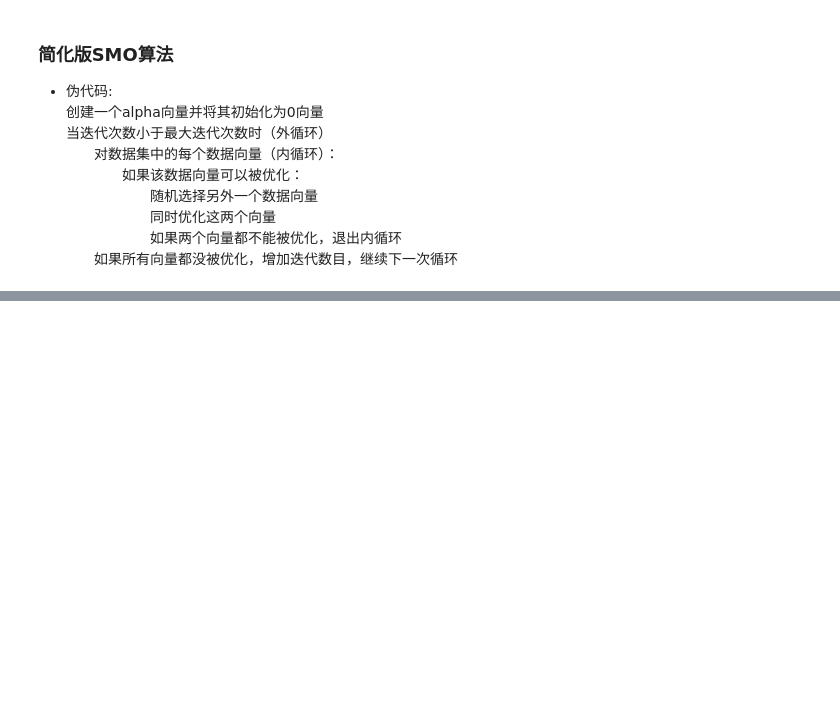
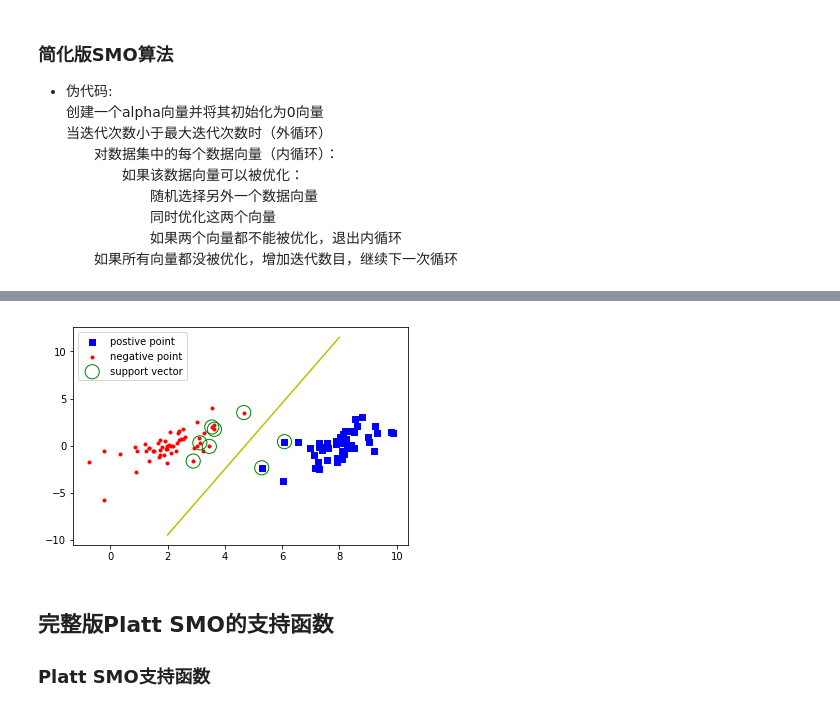
Before and after one commit to wait1ess/MLIA_Learning, a Jupyter notebook: SVM.ipynb, the cells around one changed output, grey strips where cells are left out. Saved outputs shown, nothing was run; the diff lists cells and outputs as text; code cells hidden in the pictures; blank space fills up the shorter version.

```diff
--- a/SVM.ipynb
+++ b/SVM.ipynb
@@ -147,8 +169,10 @@ def smoSimple(dataMatIn, classLabels, C, toler, maxIter):
     return b,alphas
 # %%
 #测试函数
-dataArr, labelArr = loadDataSet("testSet.txt")
-b, alphas = smoSimple(dataArr, labelArr, 0.6, 0.001, 40)
+dataArr, labelArr = loadDataSet("C:/Users/Administrator/testSet.txt")
+#dataArr
+#print(labelArr)
+b, alphas = smoSimple(dataArr, labelArr,0.6, 0.001, 40)
 print("b = {}".format(b))
 print("大于0的alpha\n{}".format(alphas[alphas > 0]))
 # %% [output]
@@ -155,0 +209,36 @@ FileNotFoundError: [Errno 2] No such file or directory: 'testSet.txt'
+# %%
+#可视化数据
+def visualizeData(dataArr, labelArr, b, alphas):
+    """
+    可视化数据
+    参数：
+        dataArr -- 参数矩阵
+        labelArr -- 标签矩阵
+        b -- 超平面的常数项
+        alphas -- 超平面的参数
+    返回：
+        无 -- 直接绘图
+    """
+    dataMat = np.array(dataArr)
+    labelMat = np.array(labelArr).reshape(-1, 1)
+    posIndex = np.squeeze(labelMat > 0.0)
+    negIndex = np.squeeze(labelMat < 0.0)
+    svIndex = np.squeeze(alphas > 0.0)
+    posData = dataMat[posIndex, :]
+    negData = dataMat[negIndex, :]
+    svData = dataMat[svIndex, :]
+    plt.scatter(posData[:, 0], posData[:, 1], marker = 's', color = 'b')
+    plt.scatter(negData[:, 0], negData[:, 1], marker = '.', color = 'r')
+    plt.scatter(svData[:, 0], svData[:, 1], s = 200, marker = 'o', c='',edgecolors='g')
+    plt.legend(("postive point", "negative point", "support vector"))
+    w = np.dot((alphas * labelMat).T, dataMat)
+    x0 = np.array([2, 8])
+    x1 = -(w[0, 0] * x0 + np.squeeze(b)) / w[0, 1]
+    plt.plot(x0, x1, color = 'y')
+# %%
+visualizeData(dataArr, labelArr, b, alphas)
+# %% [output]
+[figure, added]
+# %% [markdown]
+## 完整版Platt SMO的支持函数
+### Platt SMO支持函数
```
Also changed, not shown: parts of 26 cells of this notebook.
